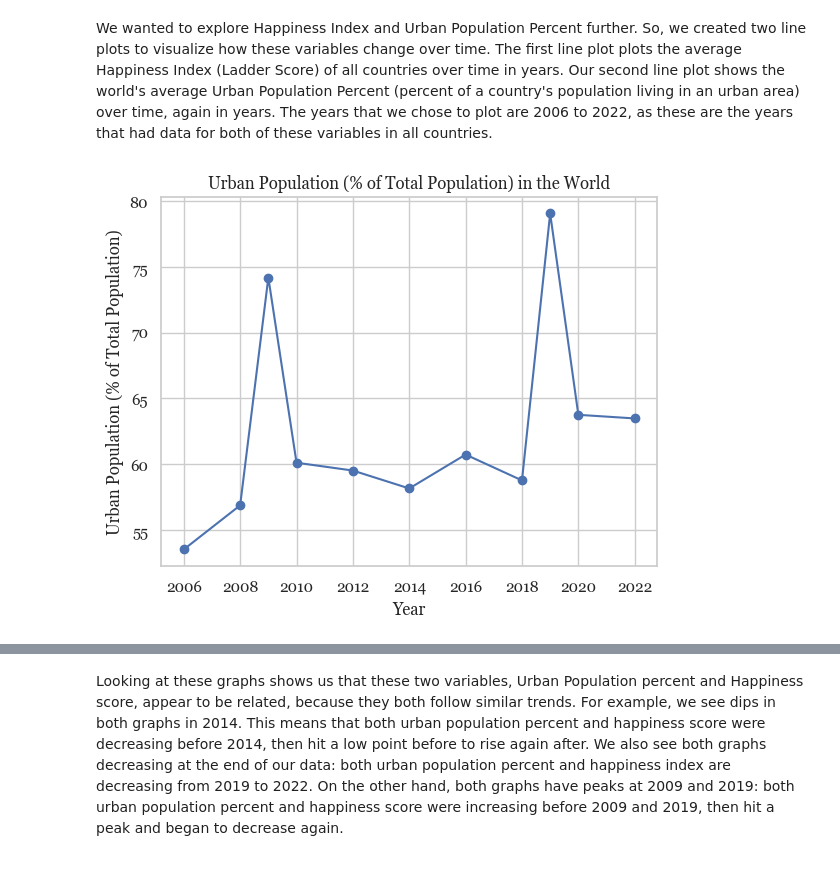
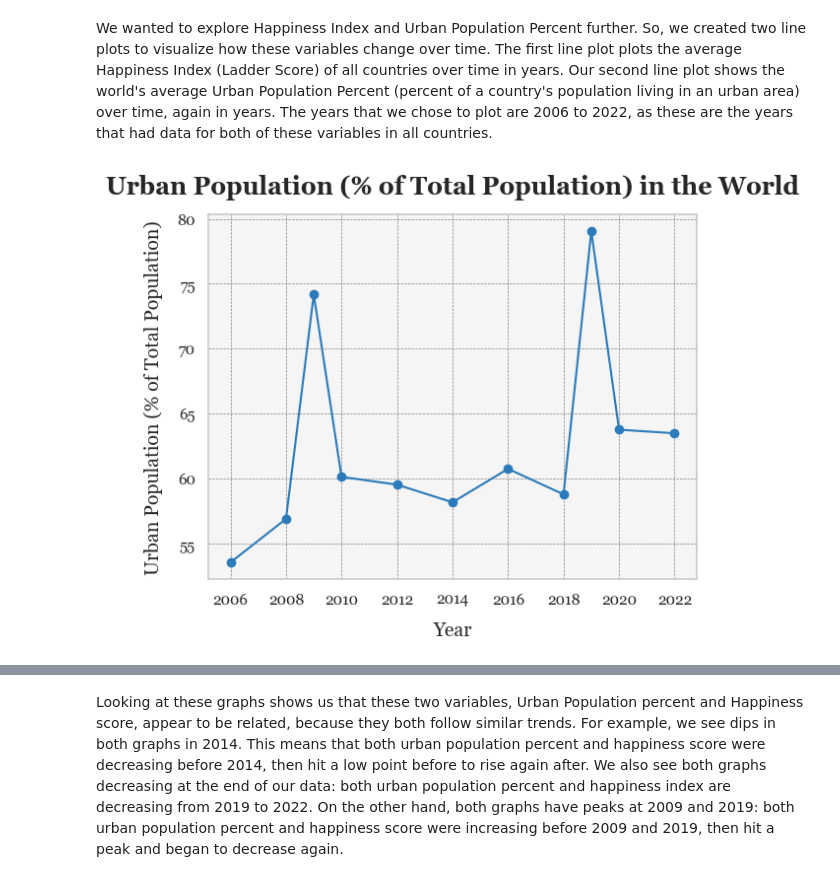
Before and after one commit to abbymcleod/Country-Happiness-Index, a Jupyter notebook: FinalProject_Group010-FA24.ipynb, the cells around one changed output, grey strips where cells are left out. Saved outputs shown, nothing was run; the diff lists cells and outputs as text; code cells hidden in the pictures.

Commit message:
added code comments, fixed scatter matrix, got rid of warnings

```diff
--- a/FinalProject_Group010-FA24.ipynb
+++ b/FinalProject_Group010-FA24.ipynb
@@ -547,15 +566,31 @@ The scatter plot illustrates the relationship between the Happiness Index (Ladde
 # %% [markdown]
 We wanted to explore Happiness Index and Urban Population Percent further. So, we created two line plots to visualize how these variables change over time. The first line plot plots the average Happiness Index (Ladder Score) of all countries over time in years. Our second line plot shows the world's average Urban Population Percent (percent of a country's population living in an urban area) over time, again in years. The years that we chose to plot are 2006 to 2022, as these are the years that had data for both of these variables in all countries.
 # %%
-no_countries = merged_df.drop('Country name', axis = 1) #drop the countries as to only have numeric values in the columns
-no_countries = no_countries.drop('Mapped Country', axis = 1)
-world_averages_by_year = no_countries.groupby('Year').mean() #group the years together and take the average values for all columns
-world_averages_by_year = world_averages_by_year.reset_index() #add the years back to the columns
+## This code block visualizes the trend of Urban Population % globally over time
+## Steps: Set plot styling, group data by year, compute averages, plot the trend line, and format the visualization
 
-# World urban population percent line:
-plt.plot(world_averages_by_year['Year'], world_averages_by_year['Urban population (% of total population)'], marker='o');
-plt.title('Urban Population (% of Total Population) in the World')
-plt.xlabel('Year')
-plt.ylabel('Urban Population (% of Total Population)');
+# Set Seaborn theme and font for consistent styling
+sns.set_theme(style='whitegrid')
+plt.rcParams['font.family'] = 'Georgia'
+plt.rcParams['axes.facecolor'] = '#f5f5f5'
+
+# Group data by year and calculate the average values
+no_countries = merged_df.drop('Country name', axis = 1) # Drop the countries as to only have numeric values in the columns
+no_countries = no_countries.drop('Mapped Country', axis = 1) # Drop mapped country names
+world_averages_by_year = no_countries.groupby('Year').mean() # Group the years together and take the average values for all columns
+world_averages_by_year = world_averages_by_year.reset_index() # Add the years back to the columns
+
+# Plot World Urban Population % over time
+plt.plot(world_averages_by_year['Year'],
+         world_averages_by_year['Urban population (% of total population)'],
+         marker='o', color=sns.color_palette("Blues")[4])
+
+# Add title and labels and display plot
+plt.title('Urban Population (% of Total Population) in the World',
+          fontsize=18, fontweight='bold', pad=15)
+plt.xlabel('Year', fontsize=14, labelpad=10)
+plt.ylabel('Urban Population (% of Total Population)', fontsize=14, labelpad=10)
+plt.grid(color='gray', linestyle='--', linewidth=0.5)
+plt.show()
 # %% [output]
-[figure, old version]
+[figure, new version]
```
Also changed, not shown: parts of 41 cells of this notebook.
